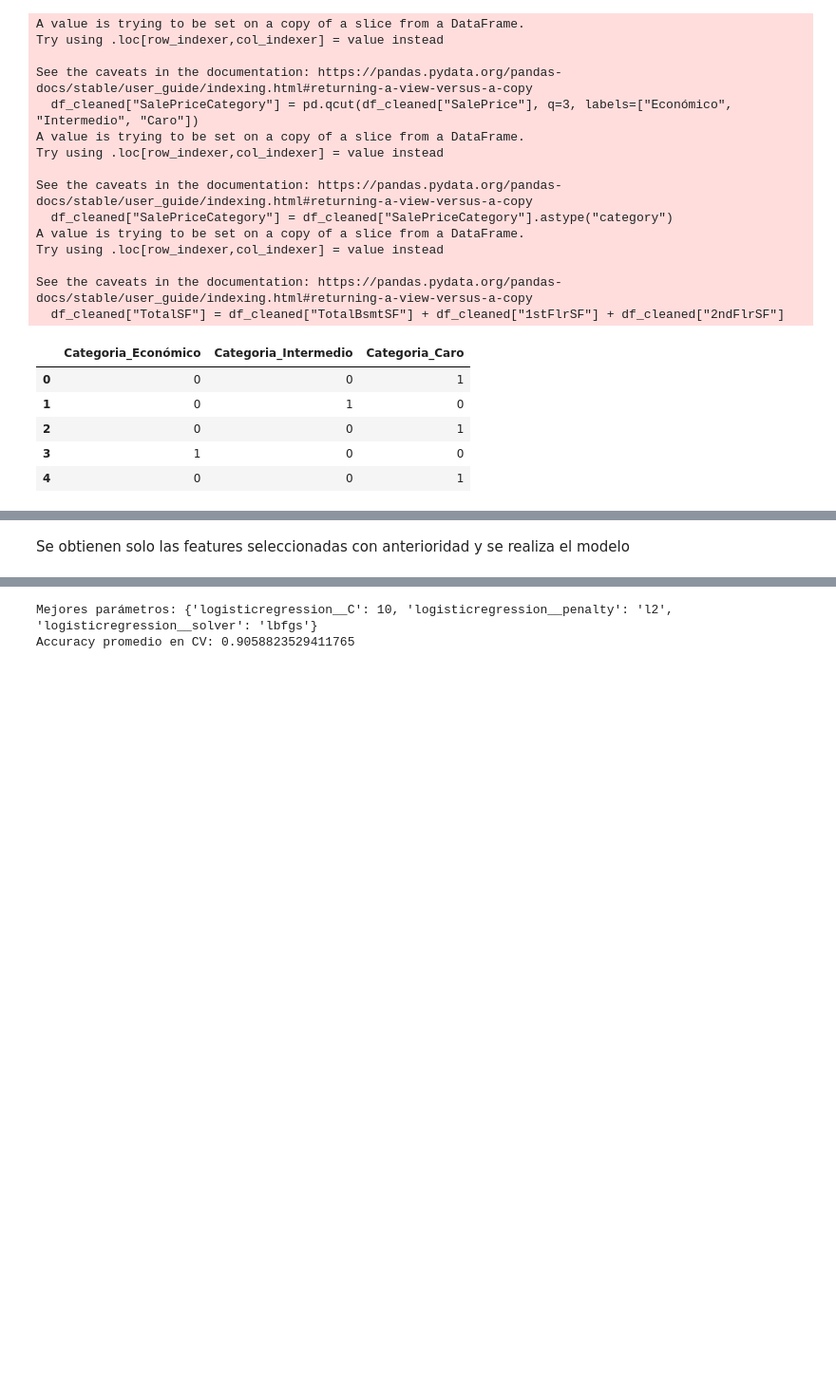
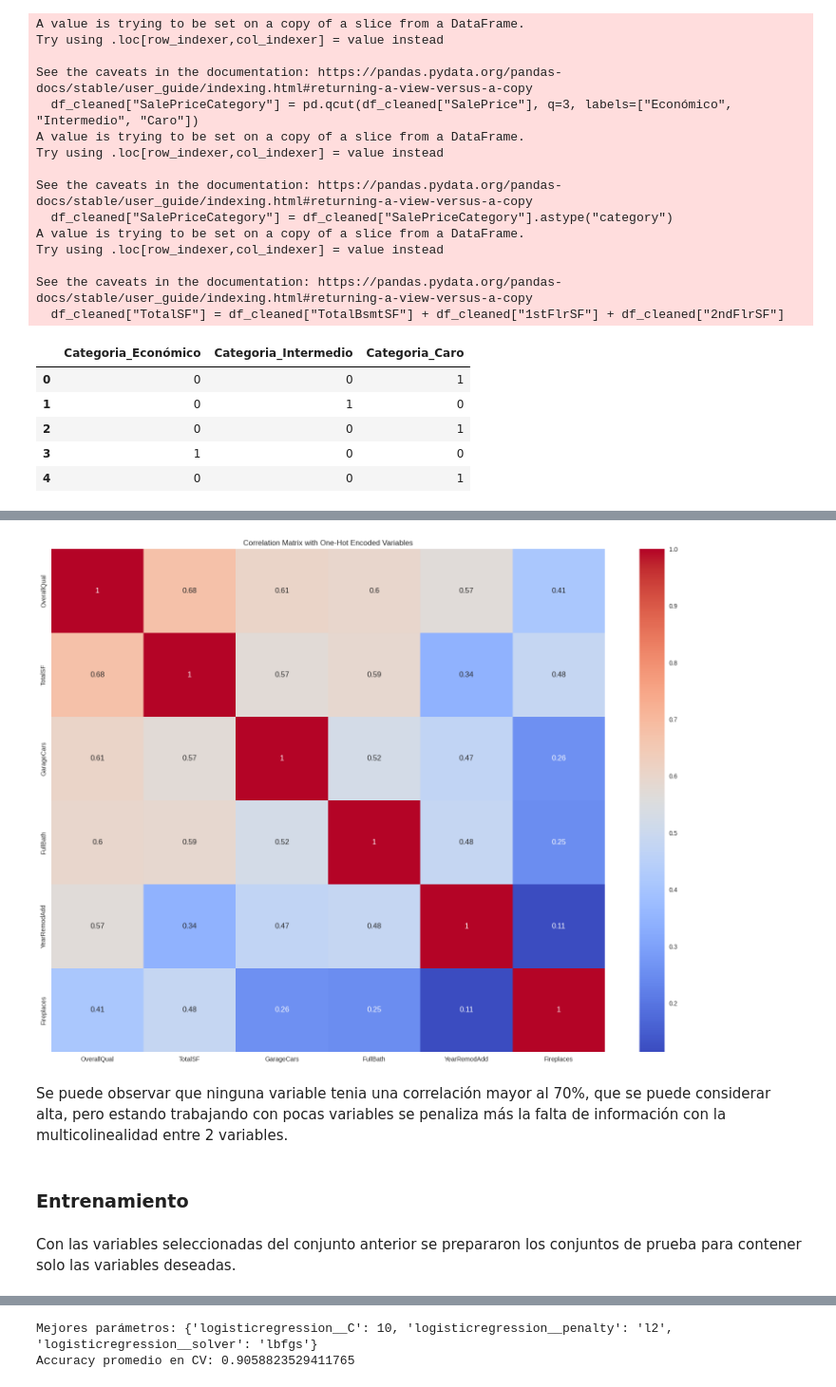
Before and after one commit to DanielRasho/MD-Proyecto2, a Jupyter notebook: LogisticRegression.ipynb, the cells around one changed output, grey strips where cells are left out. Shown at 95% size. Cells and saved outputs as stored; diff of their text form; code cells hidden in the pictures; blank space fills up the shorter version.

```diff
--- a/LogisticRegression.ipynb
+++ b/LogisticRegression.ipynb
@@ -193,5 +205,24 @@ target = "Categoria_Caro"
+# %%
+# One-hot encode all categorical variables
+df_encoded = pd.get_dummies(df_cleaned, drop_first=True)[features]
+
+# Compute correlation matrix on the fully numerical DataFrame
+corr_matrix = df_encoded.corr()
+
+# Plot heatmap
+plt.figure(figsize=(16, 12))
+sns.heatmap(corr_matrix, cmap='coolwarm', annot=True)
+plt.title('Correlation Matrix with One-Hot Encoded Variables')
+plt.tight_layout()
+plt.show()
+# %% [output]
+[figure, added]
+# %% [markdown]
+Se puede observar que ninguna variable tenia una correlación mayor al 70%, que se puede considerar alta, pero estando trabajando con pocas variables se penaliza más la falta de información con la multicolinealidad entre 2 variables.
+# %% [markdown]
+### Entrenamiento
 # %% [markdown]
-Se obtienen solo las features seleccionadas con anterioridad y se realiza el modelo
+Con las variables seleccionadas del conjunto anterior se prepararon los conjuntos de prueba para contener solo las variables deseadas.
 # %%
 X_train = train_set[features]
 y_train = train_set[target]
```
Also changed, not shown: parts of 11 cells of this notebook.
